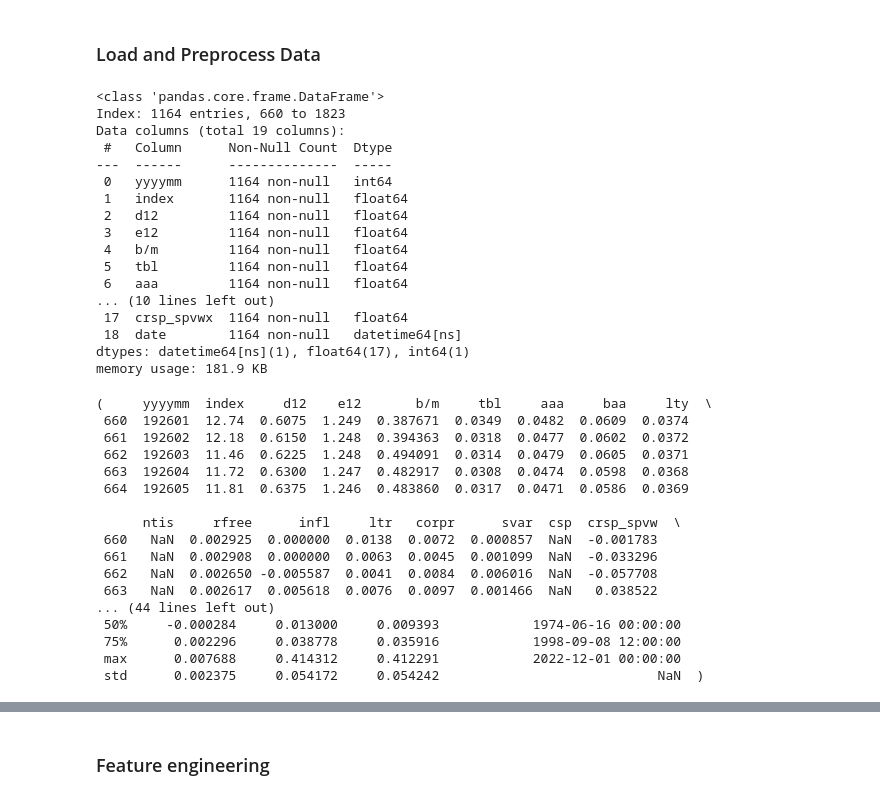
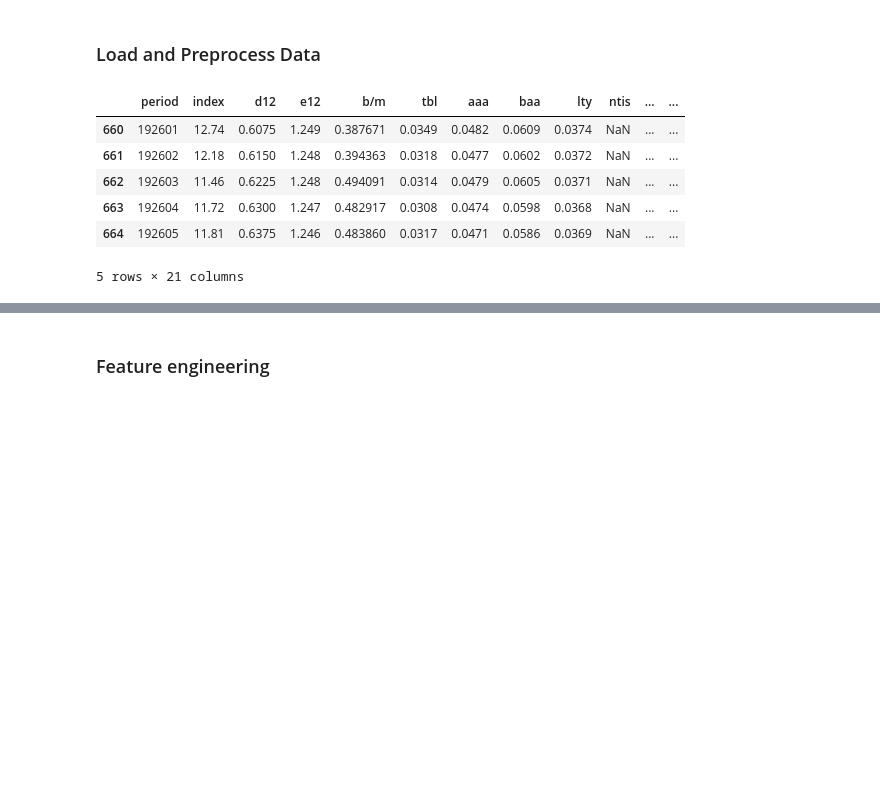
Before and after one commit to amberwalker-ds/SP500-Prediction-NN-GP, a Jupyter notebook: NN_GP_SP500.ipynb, the cells around one changed output, grey strips where cells are left out. Saved outputs shown, nothing was run; the diff lists cells and outputs as text; code cells hidden in the pictures; blank space fills up the shorter version.

```diff
--- a/NN_GP_SP500.ipynb
+++ b/NN_GP_SP500.ipynb
@@ -496,51 +130,23 @@ class ClassificationMetrics:
 # %% [markdown]
 ### Load and Preprocess Data
 # %%
-sp500_data = pd.read_csv(path_in_ + 'goyal-welch2022Monthly.csv', sep=',')
+sp500_data = pd.read_csv(path_in_ + '/goyal-welch2022Monthly.csv', sep=',')
 sp500_data.columns = sp500_data.columns.str.lower().str.strip()
 sp500_data['date'] = pd.to_datetime(sp500_data['yyyymm'], format='%Y%m')
+sp500_data['year'] = sp500_data['date'].dt.year
+sp500_data['month'] = sp500_data['date'].dt.month
+sp500_data = sp500_data.rename(columns={'yyyymm': 'period'})
 sp500_data['index'] = sp500_data['index'].astype(str).str.replace(',', '').astype(float)
-sp500 = sp500_data[sp500_data['date'] >= '1926-01-01']
+sp500_df = sp500_data[sp500_data['date'] >= '1926-01']
 
-sp500_head = sp500.head()
-sp500_info = sp500.info()
-sp500_description = sp500.describe()
-
-sp500_head, sp500_info, sp500_description
+sp500_df.head()
 # %% [output]
+|  | period | index | d12 | e12 | b/m | tbl | aaa | baa | lty | ntis | ... | ... |
+| 660 | 192601 | 12.74 | 0.6075 | 1.249 | 0.387671 | 0.0349 | 0.0482 | 0.0609 | 0.0374 | NaN | ... | ... |
+| 661 | 192602 | 12.18 | 0.6150 | 1.248 | 0.394363 | 0.0318 | 0.0477 | 0.0602 | 0.0372 | NaN | ... | ... |
+| 662 | 192603 | 11.46 | 0.6225 | 1.248 | 0.494091 | 0.0314 | 0.0479 | 0.0605 | 0.0371 | NaN | ... | ... |
+| 663 | 192604 | 11.72 | 0.6300 | 1.247 | 0.482917 | 0.0308 | 0.0474 | 0.0598 | 0.0368 | NaN | ... | ... |
+| 664 | 192605 | 11.81 | 0.6375 | 1.246 | 0.483860 | 0.0317 | 0.0471 | 0.0586 | 0.0369 | NaN | ... | ... |
-<class 'pandas.core.frame.DataFrame'>
-Index: 1164 entries, 660 to 1823
-Data columns (total 19 columns):
- #   Column      Non-Null Count  Dtype
----  ------      --------------  -----
- 0   yyyymm      1164 non-null   int64
- 1   index       1164 non-null   float64
- 2   d12         1164 non-null   float64
- 3   e12         1164 non-null   float64
- 4   b/m         1164 non-null   float64
- 5   tbl         1164 non-null   float64
- 6   aaa         1164 non-null   float64
-... (10 lines left out)
- 17  crsp_spvwx  1164 non-null   float64
- 18  date        1164 non-null   datetime64[ns]
-dtypes: datetime64[ns](1), float64(17), int64(1)
-memory usage: 181.9 KB
+5 rows × 21 columns
-(     yyyymm  index     d12    e12       b/m     tbl     aaa     baa     lty  \
- 660  192601  12.74  0.6075  1.249  0.387671  0.0349  0.0482  0.0609  0.0374
- 661  192602  12.18  0.6150  1.248  0.394363  0.0318  0.0477  0.0602  0.0372
- 662  192603  11.46  0.6225  1.248  0.494091  0.0314  0.0479  0.0605  0.0371
- 663  192604  11.72  0.6300  1.247  0.482917  0.0308  0.0474  0.0598  0.0368
- 664  192605  11.81  0.6375  1.246  0.483860  0.0317  0.0471  0.0586  0.0369
-
-      ntis     rfree      infl     ltr   corpr      svar  csp  crsp_spvw  \
- 660   NaN  0.002925  0.000000  0.0138  0.0072  0.000857  NaN  -0.001783
- 661   NaN  0.002908  0.000000  0.0063  0.0045  0.001099  NaN  -0.033296
- 662   NaN  0.002650 -0.005587  0.0041  0.0084  0.006016  NaN  -0.057708
- 663   NaN  0.002617  0.005618  0.0076  0.0097  0.001466  NaN   0.038522
-... (44 lines left out)
- 50%     -0.000284     0.013000     0.009393            1974-06-16 00:00:00
- 75%      0.002296     0.038778     0.035916            1998-09-08 12:00:00
- max      0.007688     0.414312     0.412291            2022-12-01 00:00:00
- std      0.002375     0.054172     0.054242                            NaN  )
 # %%
 #impute csp missing values using PanelSplit and KNN
```
Also changed, not shown: parts of 72 cells of this notebook, 13 other files.
